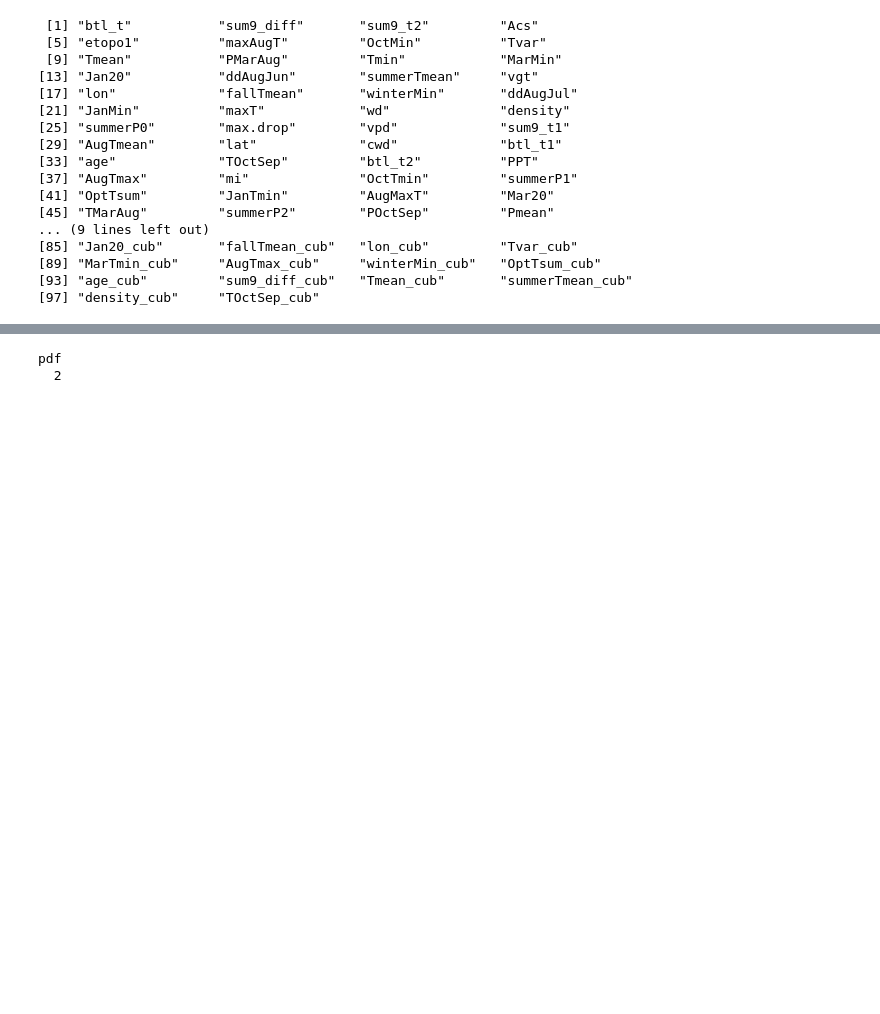
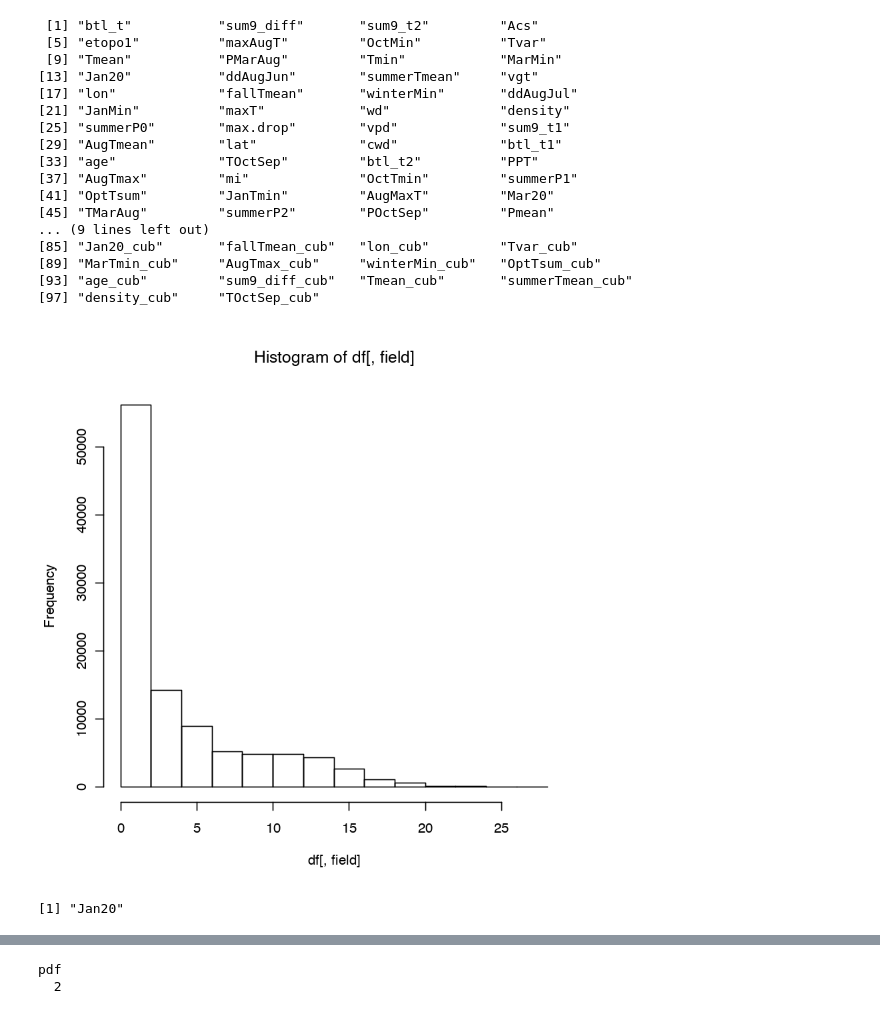
Before and after one commit to dongmeic/SDM, a Jupyter notebook: R/bivariate_plots_2D.ipynb, the cells around one changed output, grey strips where cells are left out. Saved outputs shown, nothing was run; the diff lists cells and outputs as text; code cells hidden in the pictures; blank space fills up the shorter version.

Commit message:
bivariate plots

```diff
--- a/R/bivariate_plots_2D.ipynb
+++ b/R/bivariate_plots_2D.ipynb
@@ -121,0 +121,2 @@ names(ndf)
+# %%
+field <- 'Jan20'
@@ -121,0 +137,10 @@ names(ndf)
+# %%
+df <- ndf[ndf$btl_t==1,]
+# %%
+hist(df[,field])
+# %% [output]
+[figure, added]
+# %%
+field
+# %% [output]
+[1] "Jan20"
```
Also changed, not shown: parts of 32 cells of this notebook.
